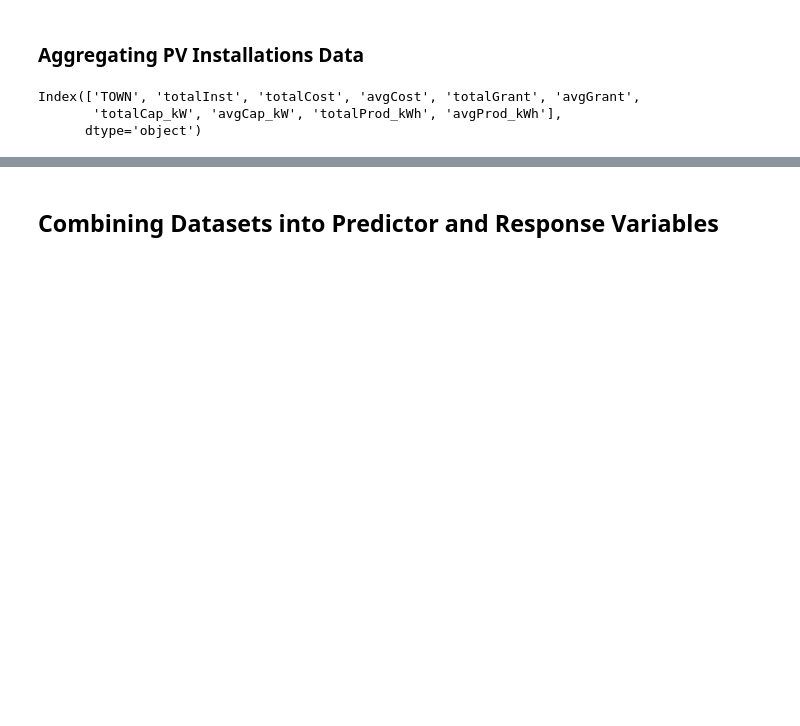
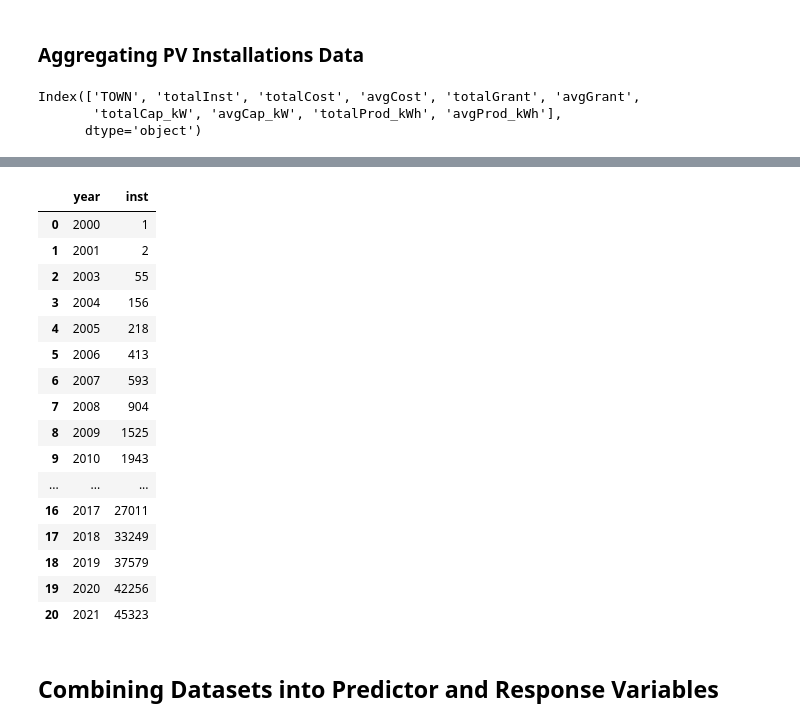
Before and after one commit to ghostpress/ee509-project, a Jupyter notebook: code/processing/dataProcNotebook.ipynb, the cells around one changed output, grey strips where cells are left out. Cells and saved outputs as stored; diff of their text form; code cells hidden in the pictures; blank space fills up the shorter version.

```diff
--- a/code/processing/dataProcNotebook.ipynb
+++ b/code/processing/dataProcNotebook.ipynb
@@ -797,0 +880,20 @@ pv_data.to_csv(readyF('inst/inst.csv'))
+# %%
+time
+# %% [output]
+|  | year | inst |
+| 0 | 2000 | 1 |
+| 1 | 2001 | 2 |
+| 2 | 2003 | 55 |
+| 3 | 2004 | 156 |
+| 4 | 2005 | 218 |
+| 5 | 2006 | 413 |
+| 6 | 2007 | 593 |
+| 7 | 2008 | 904 |
+| 8 | 2009 | 1525 |
+| 9 | 2010 | 1943 |
+| ... | ... | ... |
+| 16 | 2017 | 27011 |
+| 17 | 2018 | 33249 |
+| 18 | 2019 | 37579 |
+| 19 | 2020 | 42256 |
+| 20 | 2021 | 45323 |
```
Also changed, not shown: parts of 18 cells of this notebook.
